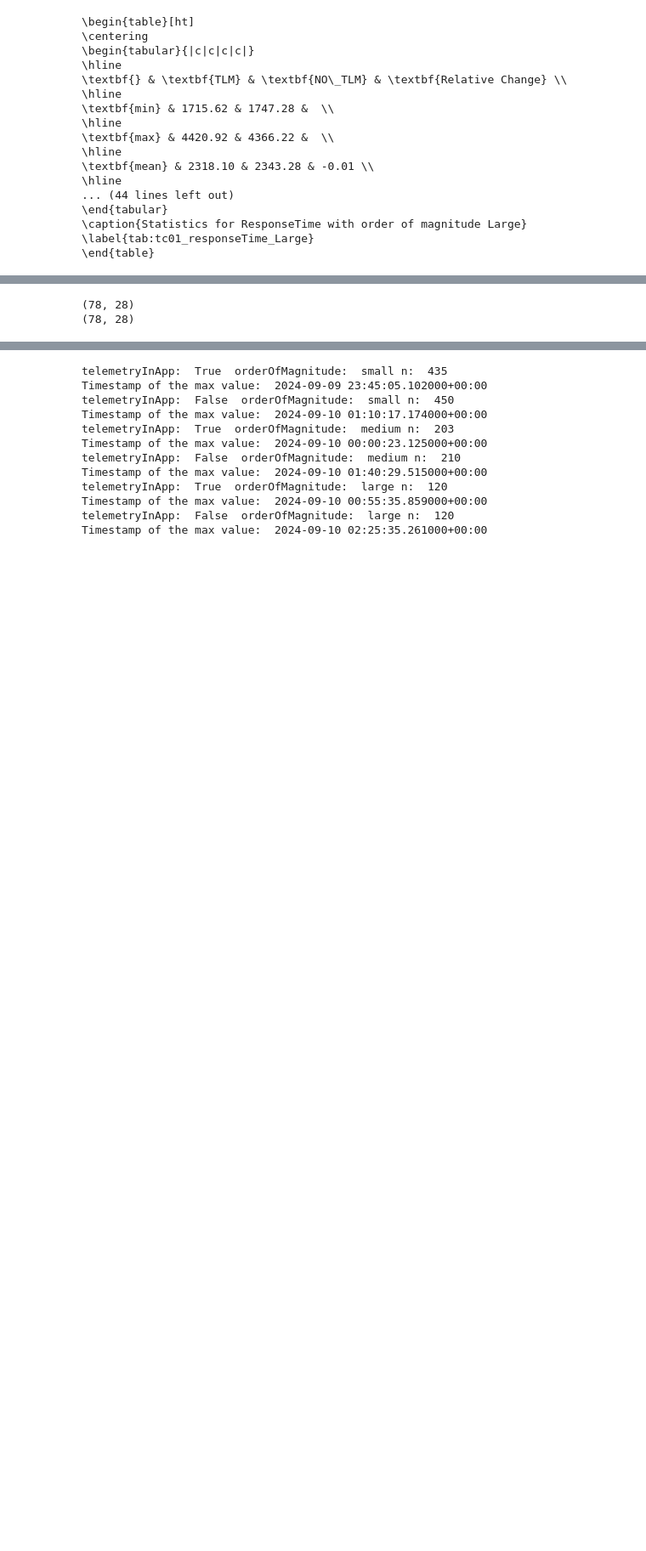
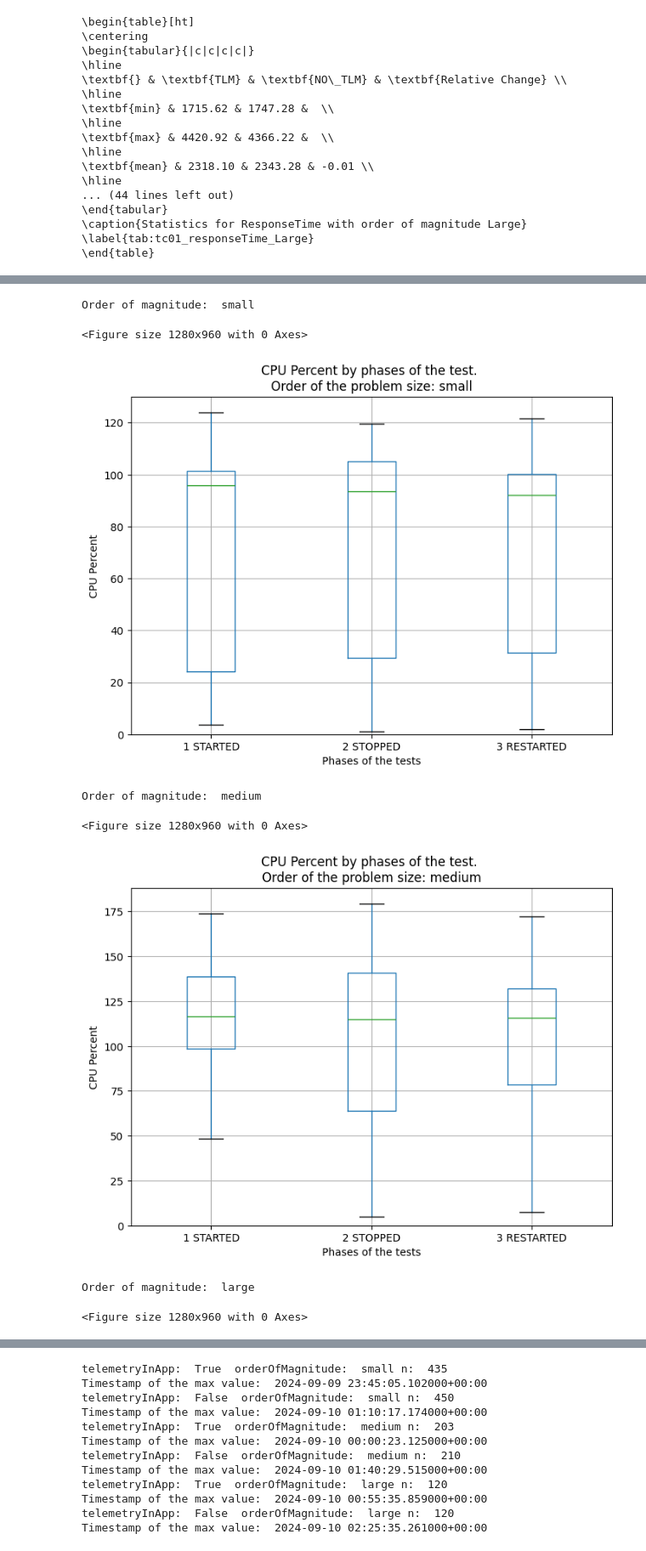
Before and after one commit to motero2k/oas-telemetry-tester, a Jupyter notebook: sandbox/resultsManager/initialTestcases.ipynb, the cells around one changed output, grey strips where cells are left out. Shown at 85% size. Cells and saved outputs as stored; diff of their text form; code cells hidden in the pictures; blank space fills up the shorter version.

```diff
--- a/sandbox/resultsManager/initialTestcases.ipynb
+++ b/sandbox/resultsManager/initialTestcases.ipynb
@@ -408,6 +421,6 @@ Order of magnitude:  large
 # %%
-columns = ["memory_percent"]
-columns_names = ["Memory Percent"]
+columns = ["memory_percent","cpu_percent"]
+columns_names = ["Memory Percent","CPU Percent"]
 tc01_relative_change(tc01_data_docker, columns, columns_names, show_table=True, show_plot=False)
 # %% [output]
 \begin{table}[ht]
@@ -457,9 +470,8 @@ def print_boxplot(data, column,column_name, order):
     plt.ylabel(column_name)
     plt.xlabel("Phases of the tests")
     plt.ylim(0)
-    plt.gca().spines[['top', 'right']].set_visible(False)
 
-    # plt.savefig("./plots/Test2_"+column+"_"+order+".png")
+    plt.savefig("plots/Test2_"+column+"_"+order+"boxplot.png")
     plt.show()
 # %%
 def tc02_box_plot(tc02_data, columns, columns_names):
@@ -471,18 +483,24 @@ def tc02_box_plot(tc02_data, columns, columns_names):
             data2_in_order = tc02_data[tc02_data['orderOfMagnitude.name'] == orderOfMagnitude]
             print_boxplot(data2_in_order, column, column_name, orderOfMagnitude)
 # %%
-# Replace values in the column
-print(tc02_data.shape)
-# tc02_data['telemetryStatus'] = tc02_data['telemetryStatus'].replace(replaceDict)
-print(tc02_data.shape)
-columns = ["responseTime"]#, "used_heap_size_after"]
-columns_names = ["Response Time (ms)"]#, "Used Memory (MB)"]
+# # Replace values in the column
+# print(tc02_data.shape)
+# # tc02_data['telemetryStatus'] = tc02_data['telemetryStatus'].replace(replaceDict)
+# print(tc02_data.shape)
+# columns = ["responseTime"]#, "used_heap_size_after"]
+# columns_names = ["Response Time (ms)"]#, "Used Memory (MB)"]
 # tc02_box_plot(tc02_data, columns, columns_names)
-# %% [output]
-(78, 28)
-(78, 28)
 # %%
 # tc02_data_docker['telemetryStatus'] = tc02_data_docker['telemetryStatus'].replace(replaceDict)
 columns = ["cpu_percent", "memory_percent"]
 columns_names = ["CPU Percent", "Memory Percent"]
-# tc02_box_plot(tc02_data_docker, columns, columns_names)
+tc02_box_plot(tc02_data_docker, columns, columns_names)
+# %% [output]
+Order of magnitude:  small
+<Figure size 1280x960 with 0 Axes>
+[figure, added]
+Order of magnitude:  medium
+<Figure size 1280x960 with 0 Axes>
+[figure, added]
+Order of magnitude:  large
+<Figure size 1280x960 with 0 Axes>
```
Also changed, not shown: parts of 4 cells of this notebook, 8 other files.
